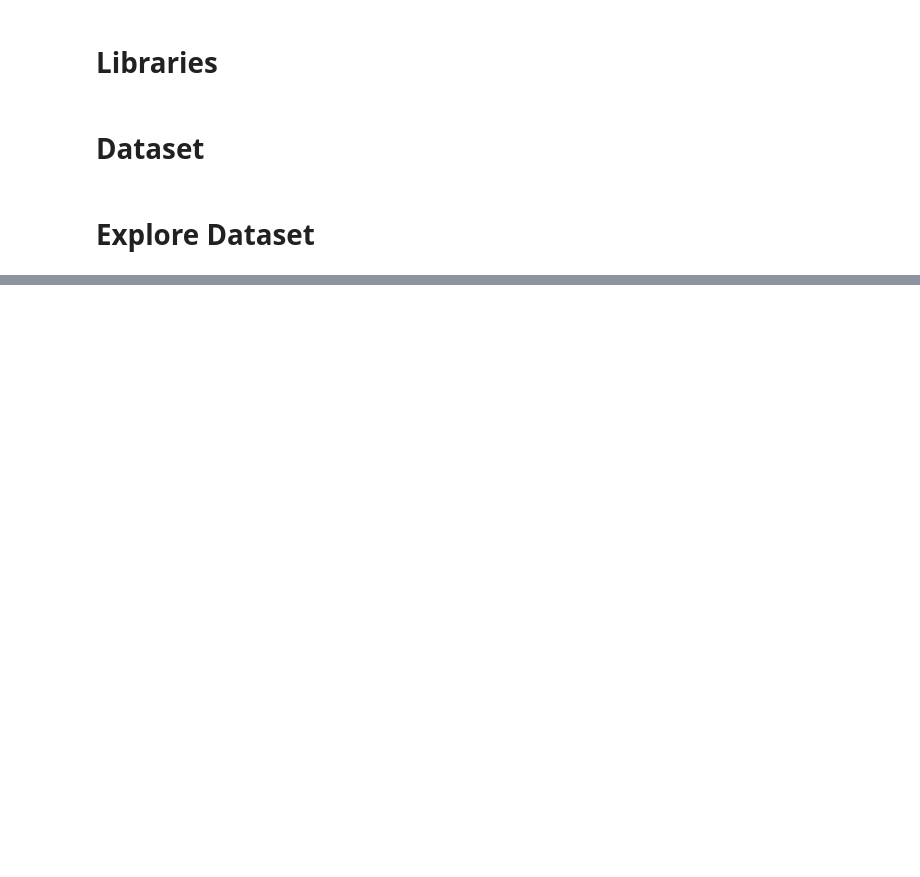
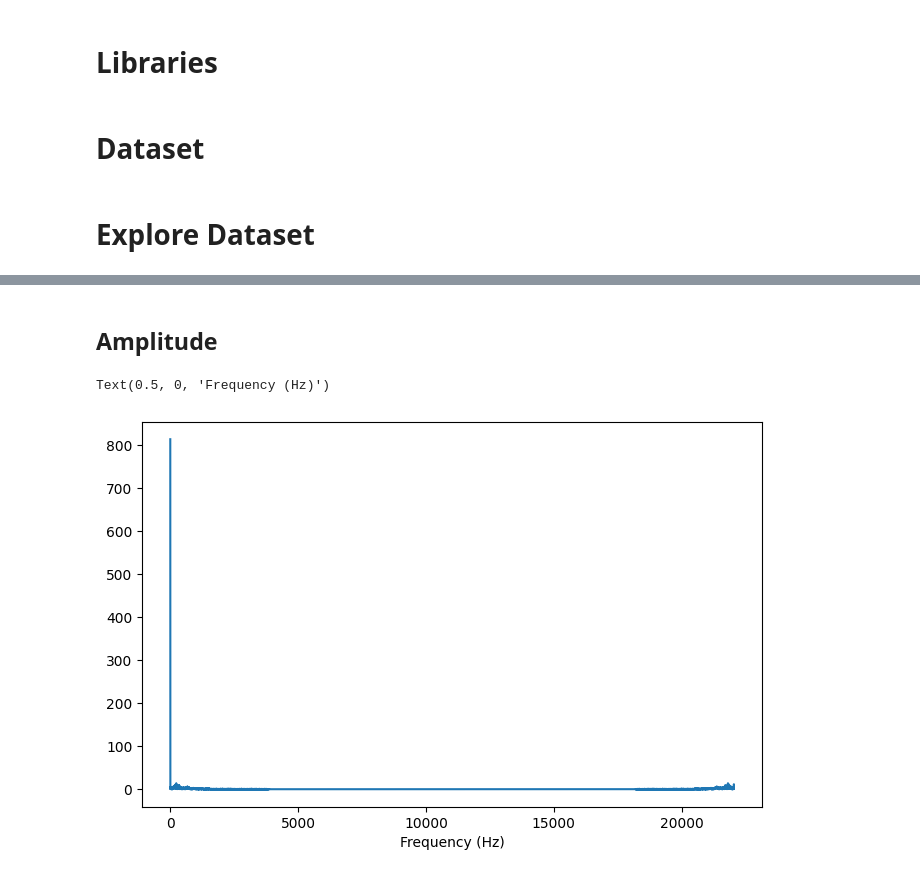
Before and after one commit to GabyDs/FirearmShotDetectionSystem, a Jupyter notebook: FirearmShotDetectionSystem.ipynb, the cells around one changed output, grey strips where cells are left out. Saved outputs shown, nothing was run; the diff lists cells and outputs as text; code cells hidden in the pictures; blank space fills up the shorter version.

```diff
--- a/FirearmShotDetectionSystem.ipynb
+++ b/FirearmShotDetectionSystem.ipynb
@@ -80,0 +56,14 @@ plt.show()
+# %% [markdown]
+## Amplitude
+# %%
+X = np.fft.fft(sound)
+# %%
+X_mag = np.abs(X)
+f = np.linspace(0, _, len(X_mag))
+# %%
+plt.figure(figsize=(8, 5))
+plt.plot(f, X_mag) # magnitude spectrum
+plt.xlabel('Frequency (Hz)')
+# %% [output]
+Text(0.5, 0, 'Frequency (Hz)')
+[figure, added]
```
Also changed, not shown: parts of 12 cells of this notebook.
